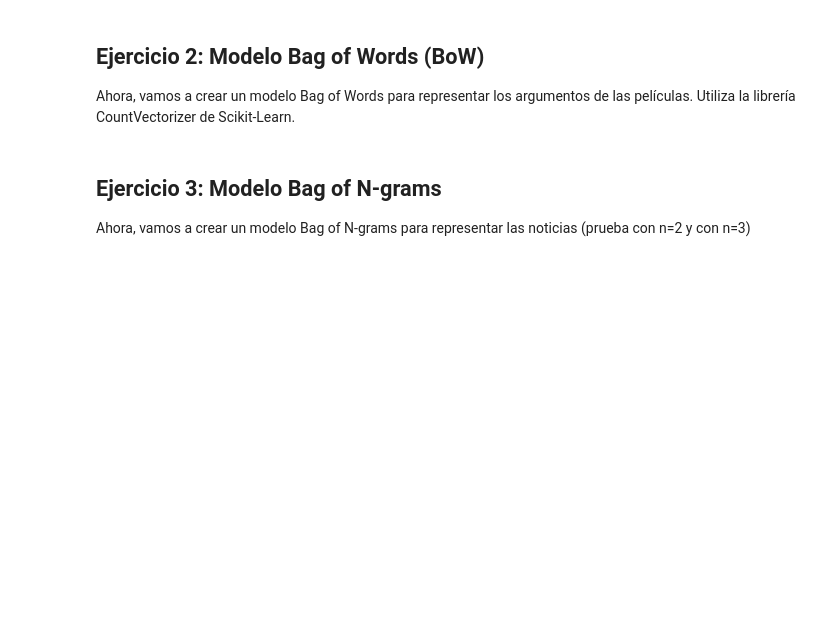
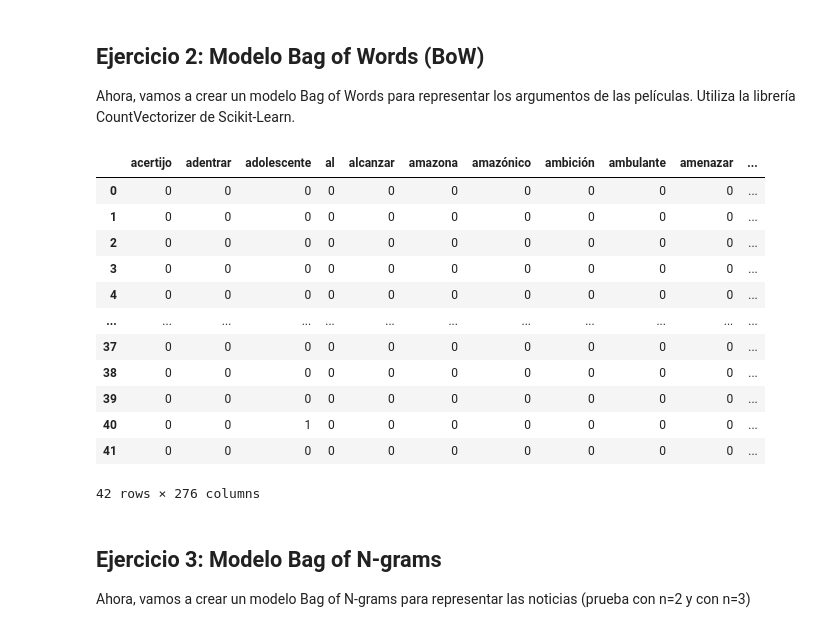
Before and after one commit to jgilaberts/Prueba-Github, a Jupyter notebook: Analisis Info No estructurada/Lab_07_Reto_Peliculas-modelos_de_lenguaje_SR.ipynb, the cells around one changed output. Saved outputs shown, nothing was run; the diff lists cells and outputs as text; code cells hidden in the pictures; blank space fills up the shorter version.

```diff
--- a/Analisis Info No estructurada/Lab_07_Reto_Peliculas-modelos_de_lenguaje_SR.ipynb
+++ b/Analisis Info No estructurada/Lab_07_Reto_Peliculas-modelos_de_lenguaje_SR.ipynb
@@ -65,6 +110,44 @@ import spacy
 # %% [markdown]
 ## Ejercicio 2: Modelo Bag of Words (BoW)
 Ahora, vamos a crear un modelo Bag of Words para representar los argumentos de las películas. Utiliza la librería CountVectorizer de Scikit-Learn.
+# %%
+from sklearn.feature_extraction.text import CountVectorizer
+
+# Crear una instancia de CountVectorizer
+vectorizer = CountVectorizer()
+
+# Ajustar el vectorizador a los argumentos preprocesados y transformar los datos
+X_bow = vectorizer.fit_transform(argumentos_preprocesados)
+
+# X_bow es ahora una matriz de términos de BoW, donde cada fila representa un argumento de película
+# y cada columna representa una palabra única en todos los argumentos de películas preprocesados.
+
+# Para obtener las palabras únicas que corresponden a las columnas, puedes hacer lo siguiente:
+palabras_unicas = vectorizer.get_feature_names_out()
+
+# La matriz X_bow y palabras_unicas se pueden utilizar para análisis posteriores.
+import pandas as pd
+
+# Convertir la matriz X_bow a un DataFrame de pandas
+df_bow = pd.DataFrame(X_bow.toarray(), columns=palabras_unicas)
+
+# df_bow ahora contiene la tabla de frecuencia de términos (BoW)
+# %%
+df_bow
+# %% [output]
+|  | acertijo | adentrar | adolescente | al | alcanzar | amazona | amazónico | ambición | ambulante | amenazar | ... |
+| 0 | 0 | 0 | 0 | 0 | 0 | 0 | 0 | 0 | 0 | 0 | ... |
+| 1 | 0 | 0 | 0 | 0 | 0 | 0 | 0 | 0 | 0 | 0 | ... |
+| 2 | 0 | 0 | 0 | 0 | 0 | 0 | 0 | 0 | 0 | 0 | ... |
+| 3 | 0 | 0 | 0 | 0 | 0 | 0 | 0 | 0 | 0 | 0 | ... |
+| 4 | 0 | 0 | 0 | 0 | 0 | 0 | 0 | 0 | 0 | 0 | ... |
+| ... | ... | ... | ... | ... | ... | ... | ... | ... | ... | ... | ... |
+| 37 | 0 | 0 | 0 | 0 | 0 | 0 | 0 | 0 | 0 | 0 | ... |
+| 38 | 0 | 0 | 0 | 0 | 0 | 0 | 0 | 0 | 0 | 0 | ... |
+| 39 | 0 | 0 | 0 | 0 | 0 | 0 | 0 | 0 | 0 | 0 | ... |
+| 40 | 0 | 0 | 1 | 0 | 0 | 0 | 0 | 0 | 0 | 0 | ... |
+| 41 | 0 | 0 | 0 | 0 | 0 | 0 | 0 | 0 | 0 | 0 | ... |
+42 rows × 276 columns
 # %% [markdown]
 ## Ejercicio 3: Modelo Bag of N-grams
 Ahora, vamos a crear un modelo Bag of N-grams para representar las noticias (prueba con n=2 y con n=3)
```
Also changed, not shown: parts of 7 cells of this notebook.
